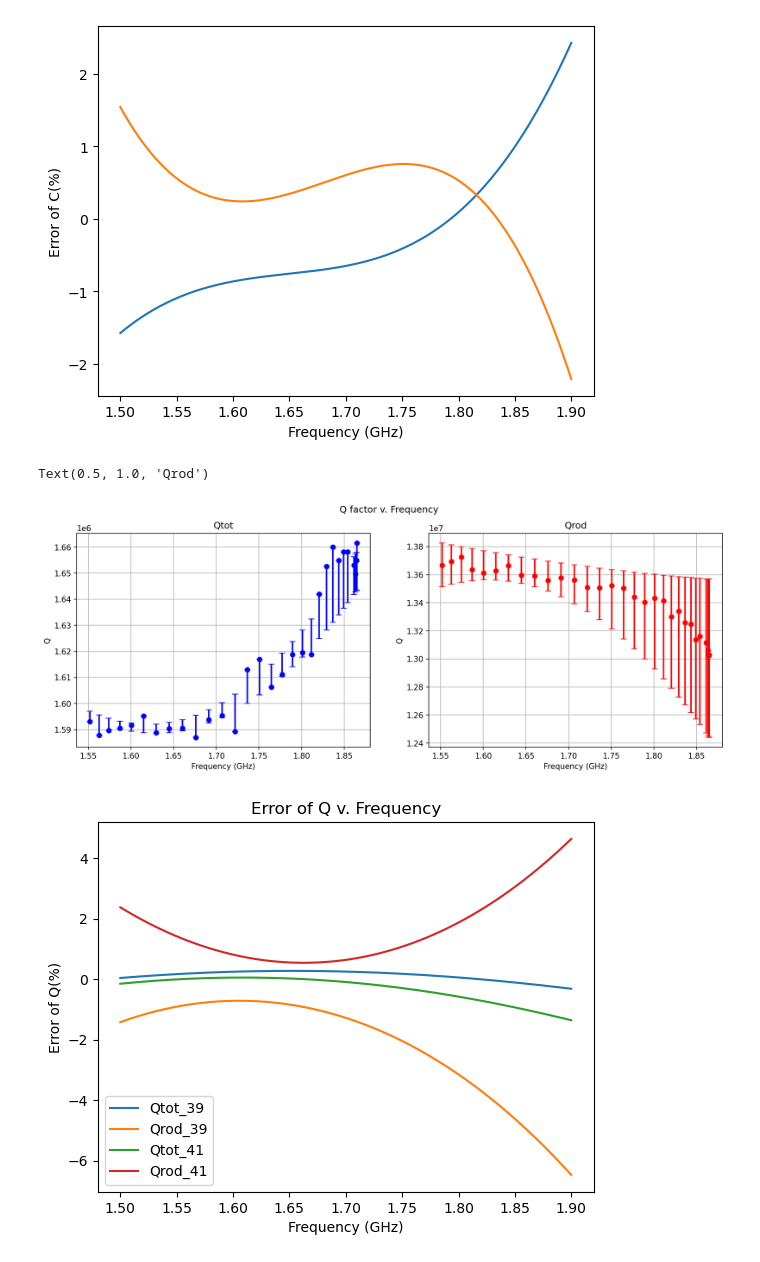
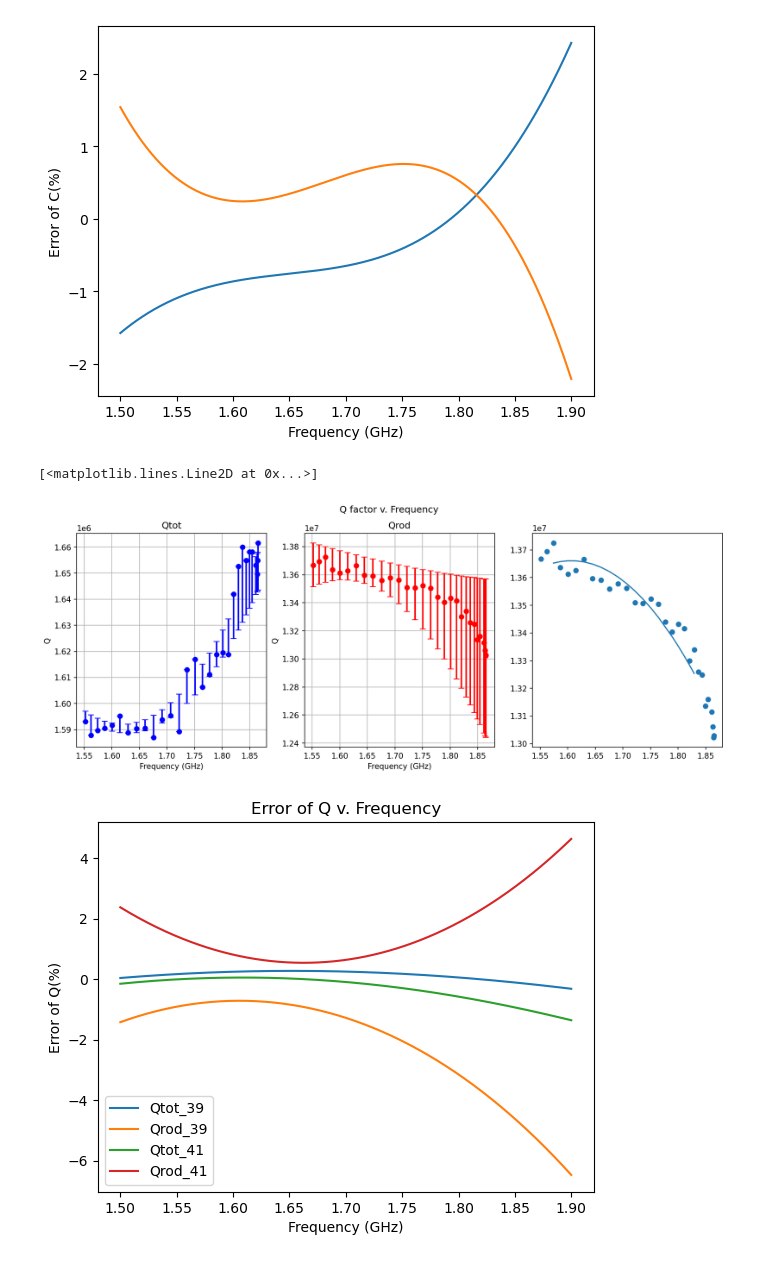
Before and after one commit to peanutflavorbean/CAPP, a Jupyter notebook: Rrod_tolerance.ipynb, the cells around one changed output. Saved outputs shown, nothing was run; the diff lists cells and outputs as text; code cells hidden in the pictures.

```diff
--- a/Rrod_tolerance.ipynb
+++ b/Rrod_tolerance.ipynb
@@ -110,7 +110,7 @@ plt.show()
 # %% [output]
 [figure]
 # %%
-fig, axs = plt.subplots(1, 2, figsize=(15, 5), dpi=150)
+fig, axs = plt.subplots(1, 3, figsize=(15, 5), dpi=150)
 fig.suptitle("Q factor v. Frequency")
 
 
@@ -178,36 +178,37 @@ axs[0].set_title("Qtot")
 
 for i in range(len(x_40)):
     if y3_39error[i] < 0 and y3_41error[i] < 0:
         if y3_39error[i] < y3_41error[i]:
             y3_nerror[i] = abs(y3_39error[i])
         else:
             y3_nerror[i] = abs(y3_41error[i])
     elif y3_39error[i] >0 and y3_41error[i] >0:
         if y3_39error[i] < y3_41error[i]:
             y3_perror[i] = y3_41error[i]
         else:
             y3_perror[i] = y3_39error[i]
     elif y3_39error[i]>0 and y3_41error[i] <0:
         y3_perror[i] = y3_39error[i]
         y3_nerror[i] = abs(y3_41error[i])
     else:
         y3_perror[i] = y3_41error[i]
         y3_nerror[i] = abs(y3_39error[i])
 y3_err = [tuple(y3_nerror),tuple(y3_perror)]
 axs[1].errorbar(x_40,y3_40,y3_err,capsize = 4, ls= 'none', fmt = 'ro', elinewidth = 2)
 axs[1].grid()
 axs[1].set_xlabel('Frequency (GHz)')
 axs[1].set_ylabel('Q')
 axs[1].set_title('Qrod')
 
 
 
 #plt.plot(freq_range,func_2(freq_range,*Qrod_opt_39),linestyle = '-', color = 'C1', label = 'Qrod_R=39mm')
-#plt.plot(freq_range,func_2(freq_range,*Qrod_opt_40),linestyle = '-', color = 'C0', label = 'Qrod_R=40mm')
+axs[2].plot(x_40,y3_40,'o')
+axs[2].plot(freq_range,func_2(freq_range,*Qrod_opt_40),linestyle = '-', color = 'C0', label = 'Qrod_R=40mm')
 #plt.plot(freq_range,func_2(freq_range,*Qrod_opt_41),linestyle = '-', color = 'C2', label = 'Qrod_R=41mm')
 # %% [output]
-Text(0.5, 1.0, 'Qrod')
+[<matplotlib.lines.Line2D at 0x...>]
-[figure, old version]
+[figure, new version]
 # %%
 Qtot_opt_39and40 = (Qtot_opt_39-Qtot_opt_40)
 Qtot_opt_41and40 = (Qtot_opt_41-Qtot_opt_40)
```
Also changed, not shown: 4 other files.
